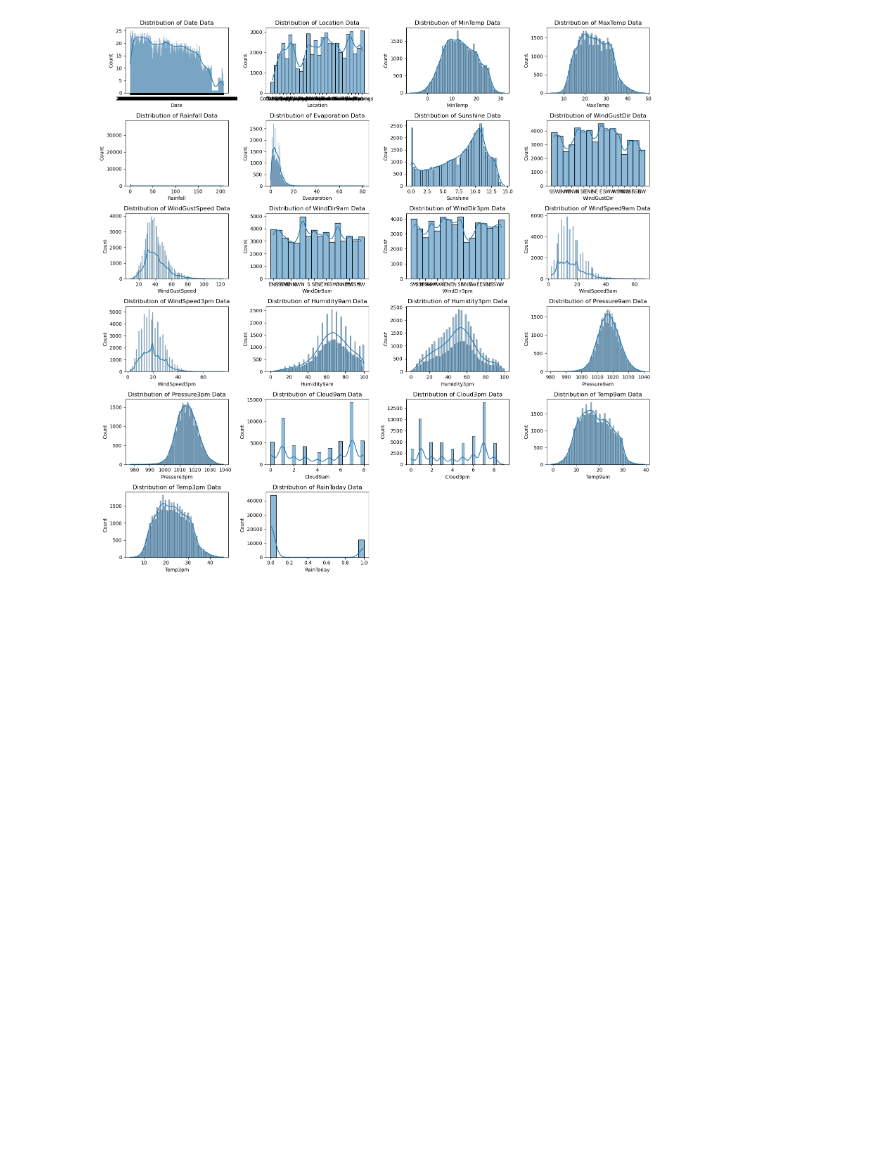
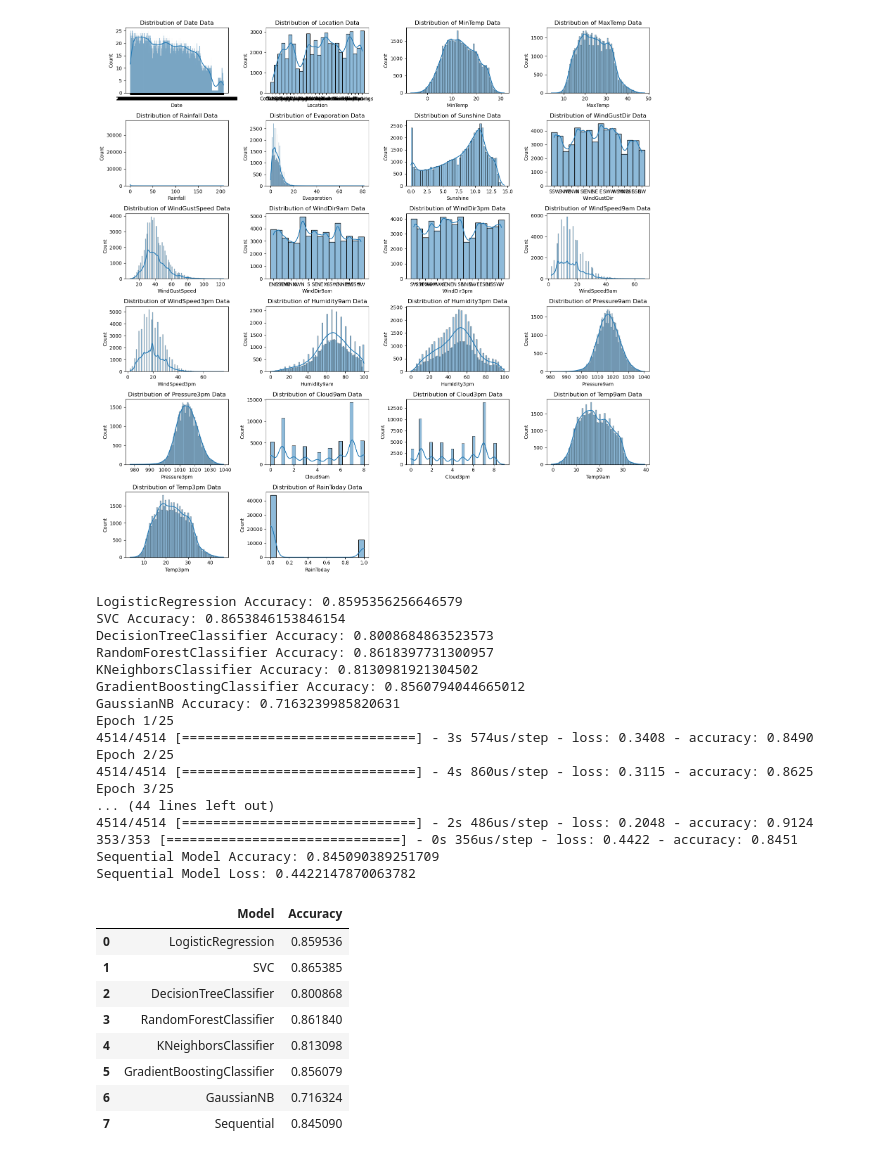
Before and after one commit to MaukanMir/Australia-Rain-Classifier, a Jupyter notebook: trainin.ipynb, the cells around one changed output. Saved outputs shown, nothing was run; the diff lists cells and outputs as text; code cells hidden in the pictures; blank space fills up the shorter version.

```diff
--- a/trainin.ipynb
+++ b/trainin.ipynb
@@ -180,12 +180,39 @@ df = pd.concat([df, encoded_df], axis=1)
 # Optionally, drop the original columns
 df.drop(features_to_encode, axis=1, inplace=True)
 # %%
-X, y = df.drop("RainTomorrow", axis=1), df["RainTomorrow"]
+X, y = df.drop(["RainTomorrow", "Date"], axis=1), df["RainTomorrow"]
 X_train, X_test, y_train_encoded, y_test_encoded = train_test_split(X, y, test_size=0.2, random_state=42)
 
 scaler = StandardScaler()
 
 X_train_scaled, X_test_scaled = scaler.fit_transform(X_train), scaler.transform(X_test)
 
 models = run_all_models(X_train_scaled, X_test_scaled, y_train_encoded, y_test_encoded)
 models
+# %% [output]
+LogisticRegression Accuracy: 0.8595356256646579
+SVC Accuracy: 0.8653846153846154
+DecisionTreeClassifier Accuracy: 0.8008684863523573
+RandomForestClassifier Accuracy: 0.8618397731300957
+KNeighborsClassifier Accuracy: 0.8130981921304502
+GradientBoostingClassifier Accuracy: 0.8560794044665012
+GaussianNB Accuracy: 0.7163239985820631
+Epoch 1/25
+4514/4514 [==============================] - 3s 574us/step - loss: 0.3408 - accuracy: 0.8490
+Epoch 2/25
+4514/4514 [==============================] - 4s 860us/step - loss: 0.3115 - accuracy: 0.8625
+Epoch 3/25
+... (44 lines left out)
+4514/4514 [==============================] - 2s 486us/step - loss: 0.2048 - accuracy: 0.9124
+353/353 [==============================] - 0s 356us/step - loss: 0.4422 - accuracy: 0.8451
+Sequential Model Accuracy: 0.845090389251709
+Sequential Model Loss: 0.4422147870063782
+|  | Model | Accuracy |
+| 0 | LogisticRegression | 0.859536 |
+| 1 | SVC | 0.865385 |
+| 2 | DecisionTreeClassifier | 0.800868 |
+| 3 | RandomForestClassifier | 0.861840 |
+| 4 | KNeighborsClassifier | 0.813098 |
+| 5 | GradientBoostingClassifier | 0.856079 |
+| 6 | GaussianNB | 0.716324 |
+| 7 | Sequential | 0.845090 |
```
